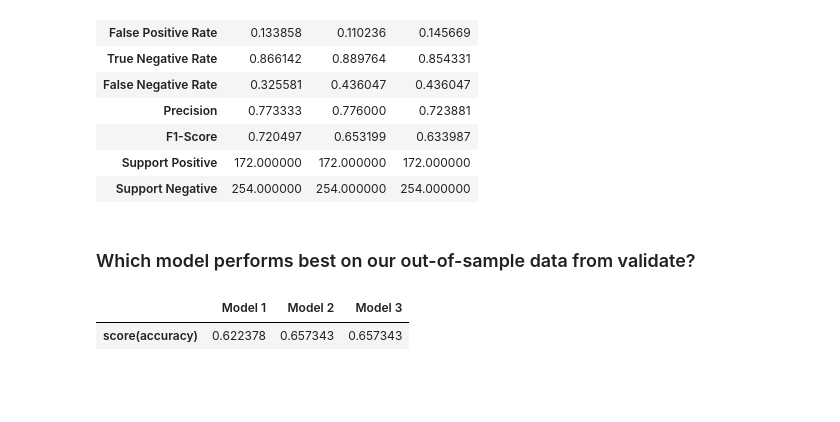
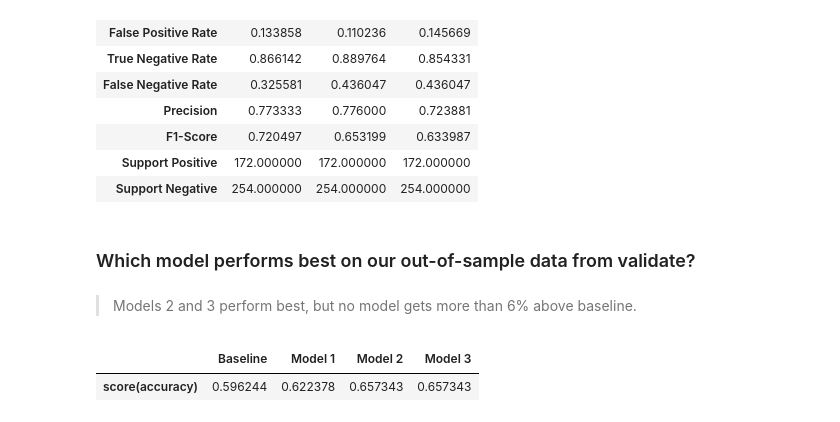
Before and after one commit to joshua-shorterivey/classification-exercises, a Jupyter notebook: model.ipynb, the cells around one changed output. Drawn from its saved outputs; the diff is of its cells as text; code cells hidden in the pictures; blank space fills up the shorter version.

Commit message:
amended: model

```diff
--- a/model.ipynb
+++ b/model.ipynb
@@ -866,14 +863,16 @@ knn_computes
 | Support Negative | 254.000000 | 254.000000 | 254.000000 |
 # %% [markdown]
 ### Which model performs best on our out-of-sample data from validate?
+# %% [markdown]
+> Models 2 and 3 perform best, but no model gets more than 6% above baseline.
 # %%
 # create dFrame to hold validate scores
 # to remember: adding scalar* value to dFrame requires brackets to make it list/like
-validate_scores = pd.DataFrame(index=['score(accuracy)'])
+validate_scores = pd.DataFrame({'Baseline': baseline_acc}, index=['score(accuracy)'])
 for idx, model in enumerate([knn_titanic_a, knn_titanic_b, knn_titanic_c]):
     validate_scores[f'Model {idx+1}'] = [model.score(X_validate, y_validate)]
 
 validate_scores
 # %% [output]
-|  | Model 1 | Model 2 | Model 3 |
-| score(accuracy) | 0.622378 | 0.657343 | 0.657343 |
+|  | Baseline | Model 1 | Model 2 | Model 3 |
+| score(accuracy) | 0.596244 | 0.622378 | 0.657343 | 0.657343 |
```
Also changed, not shown: parts of 43 cells of this notebook.
